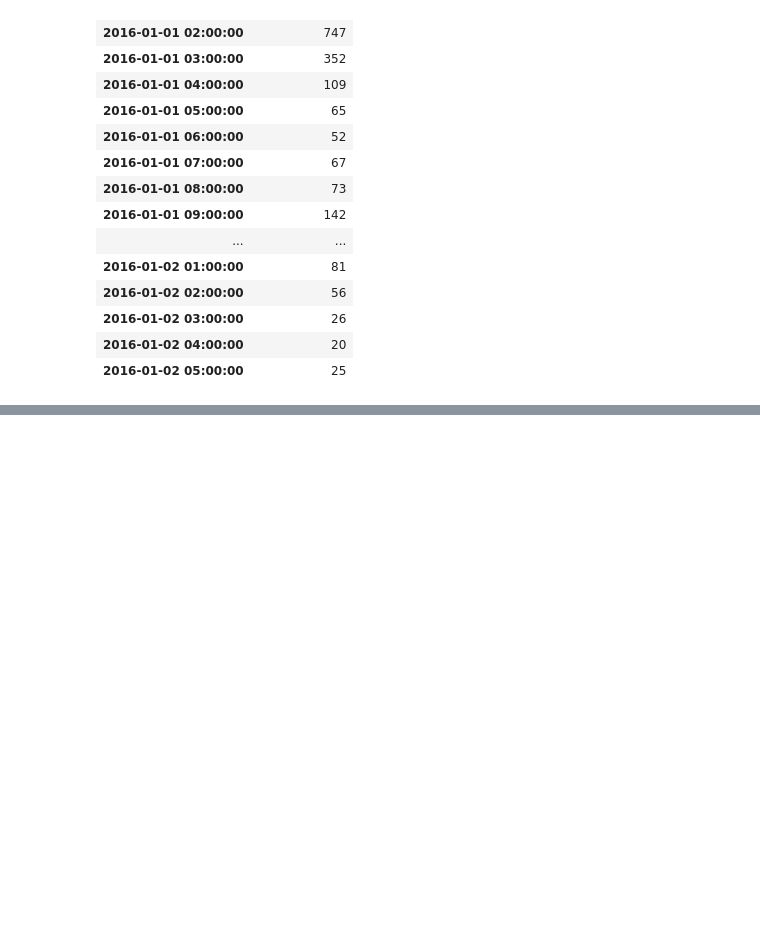
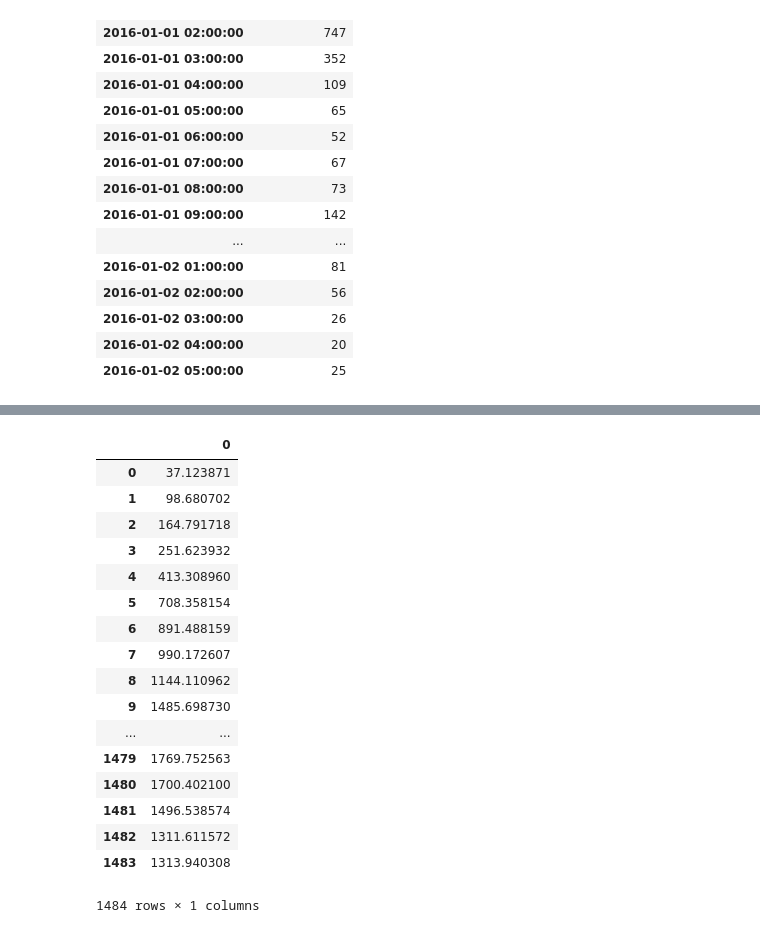
Before and after one commit to Data-plus/Pedestrian-Prediction, a Jupyter notebook: Pedestrian.ipynb, the cells around one changed output, grey strips where cells are left out. Drawn from its saved outputs; the diff is of its cells as text; code cells hidden in the pictures; blank space fills up the shorter version.

```diff
--- a/Pedestrian.ipynb
+++ b/Pedestrian.ipynb
@@ -106,0 +127,3 @@ X_train, Y_train = np.array(X_train), np.array(Y_train)
+# %%
+X_train = build_X(scale_data(data_train))
+Y_train = build_Y(scale_data(data_train))
@@ -107,2 +146,4 @@ X_train, Y_train = np.array(X_train), np.array(Y_train)
 # %%
 X_train = np.reshape(X_train, (X_train.shape[0], X_train.shape[1], 1))
+# %%
+tensorboard = TensorBoard(log_dir='./logs', histogram_freq=0, write_graph=True, write_images=True)
@@ -108,0 +201,27 @@ X_train = np.reshape(X_train, (X_train.shape[0], X_train.shape[1], 1))
+# %%
+X_test = build_X(X_test)
+X_test = np.reshape(X_test, (X_test.shape[0], X_test.shape[1], 1))
+test_predict = model.predict(X_test)
+test_predict = sc.inverse_transform(test_predict)
+
+data_test.reset_index(level=0, inplace=True)
+pd.DataFrame(test_predict)
+# %% [output]
+|  | 0 |
+| 0 | 37.123871 |
+| 1 | 98.680702 |
+| 2 | 164.791718 |
+| 3 | 251.623932 |
+| 4 | 413.308960 |
+| 5 | 708.358154 |
+| 6 | 891.488159 |
+| 7 | 990.172607 |
+| 8 | 1144.110962 |
+| 9 | 1485.698730 |
+| ... | ... |
+| 1479 | 1769.752563 |
+| 1480 | 1700.402100 |
+| 1481 | 1496.538574 |
+| 1482 | 1311.611572 |
+| 1483 | 1313.940308 |
+1484 rows × 1 columns
```
Also changed, not shown: parts of 15 cells of this notebook.
